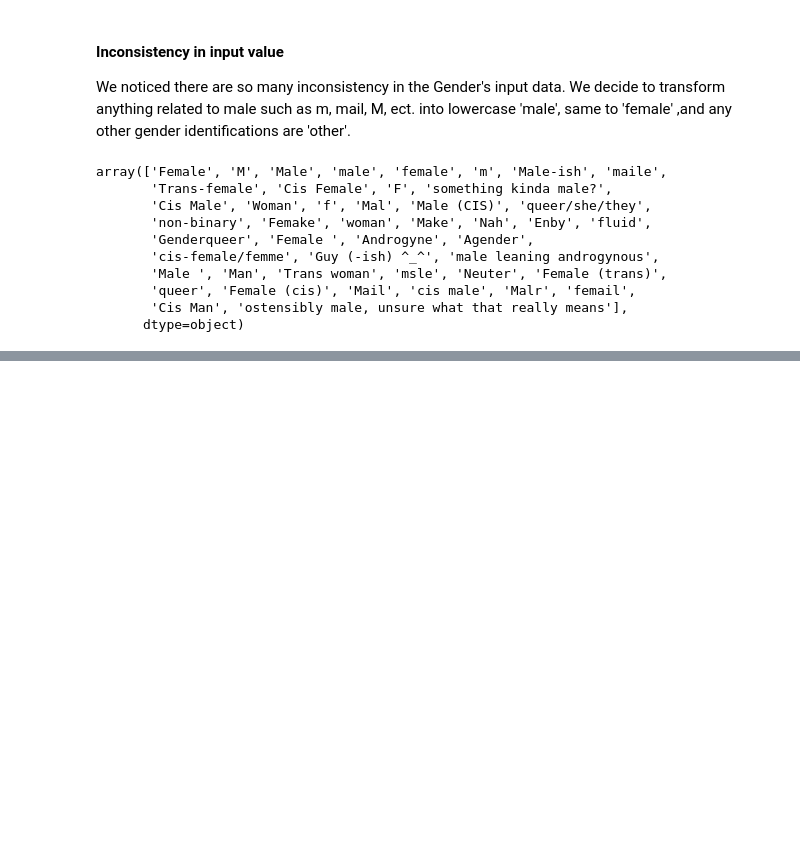
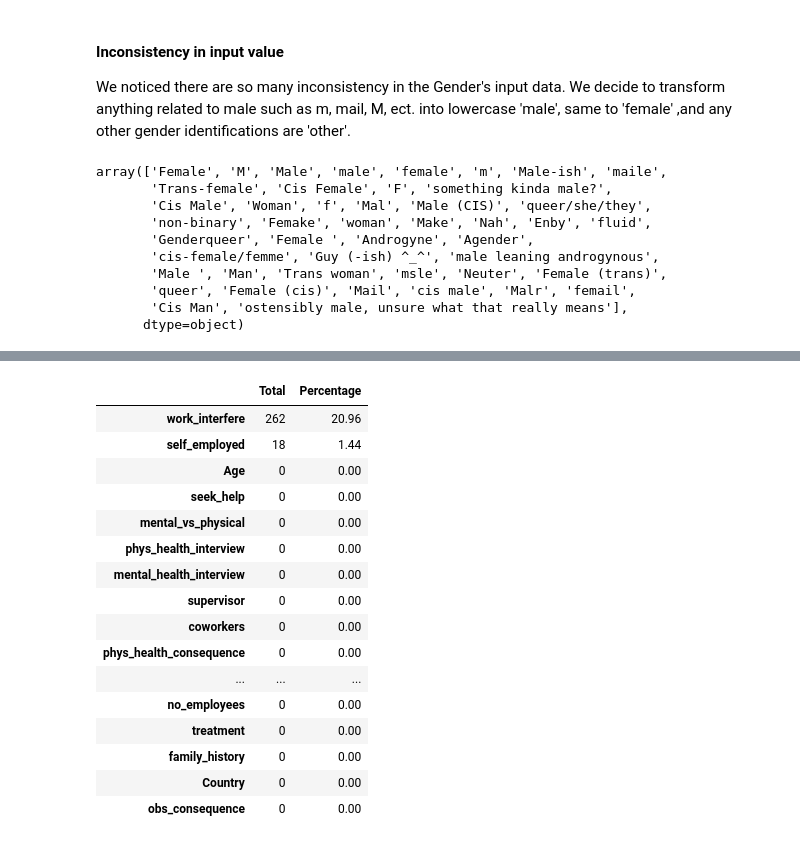
Before and after one commit to mexudi/Analysis-Mental-Health-in-Tech-Workplace, a Jupyter notebook: Data Analysis Project.ipynb, the cells around one changed output, grey strips where cells are left out. Cells and saved outputs as stored; diff of their text form; code cells hidden in the pictures; blank space fills up the shorter version.

```diff
--- a/Data Analysis Project.ipynb
+++ b/Data Analysis Project.ipynb
@@ -332,0 +359,23 @@ array(['female', 'male', 'other'], dtype=object)
+# %%
+total_nulls = df.isnull().sum().sort_values(ascending=False)
+perc_nulls = round((total_nulls*100)/len(df),2)
+nulls = pd.concat([total_nulls, perc_nulls], axis=1, keys=['Total','Percentage'])
+nulls
+# %% [output]
+|  | Total | Percentage |
+| work_interfere | 262 | 20.96 |
+| self_employed | 18 | 1.44 |
+| Age | 0 | 0.00 |
+| seek_help | 0 | 0.00 |
+| mental_vs_physical | 0 | 0.00 |
+| phys_health_interview | 0 | 0.00 |
+| mental_health_interview | 0 | 0.00 |
+| supervisor | 0 | 0.00 |
+| coworkers | 0 | 0.00 |
+| phys_health_consequence | 0 | 0.00 |
+| ... | ... | ... |
+| no_employees | 0 | 0.00 |
+| treatment | 0 | 0.00 |
+| family_history | 0 | 0.00 |
+| Country | 0 | 0.00 |
+| obs_consequence | 0 | 0.00 |
```
Also changed, not shown: parts of 13 cells of this notebook.
